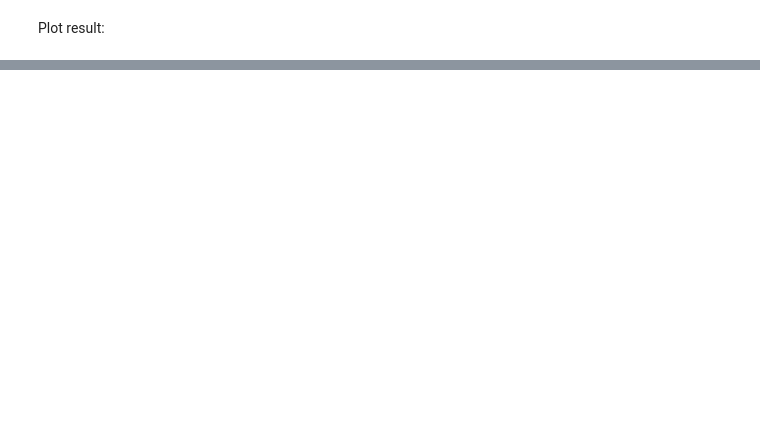
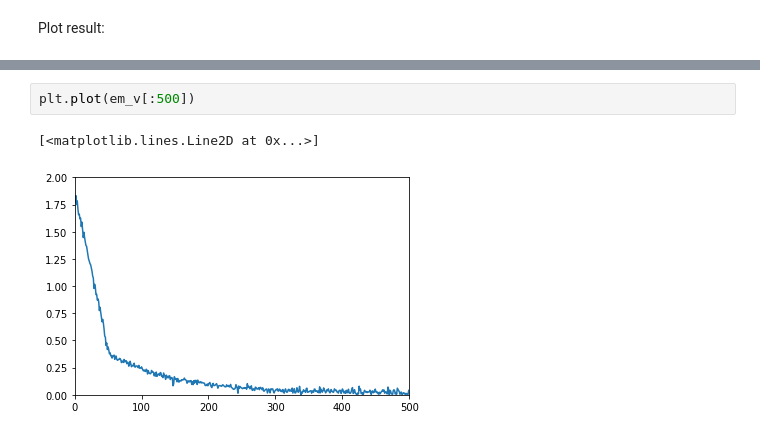
Before and after one commit to spinaotey/avo_tf, a Jupyter notebook: Example1.ipynb, the cells around one changed output, grey strips where cells are left out. Drawn from its saved outputs; the diff is of its cells as text; blank space fills up the shorter version.

```diff
--- a/Example1.ipynb
+++ b/Example1.ipynb
@@ -209,0 +221,5 @@ np.sum(em_v<0)
+# %%
+plt.plot(em_v[:500])
+# %% [output]
+[<matplotlib.lines.Line2D at 0x...>]
+[figure, added]
```
Also changed, not shown: parts of 11 cells of this notebook.
